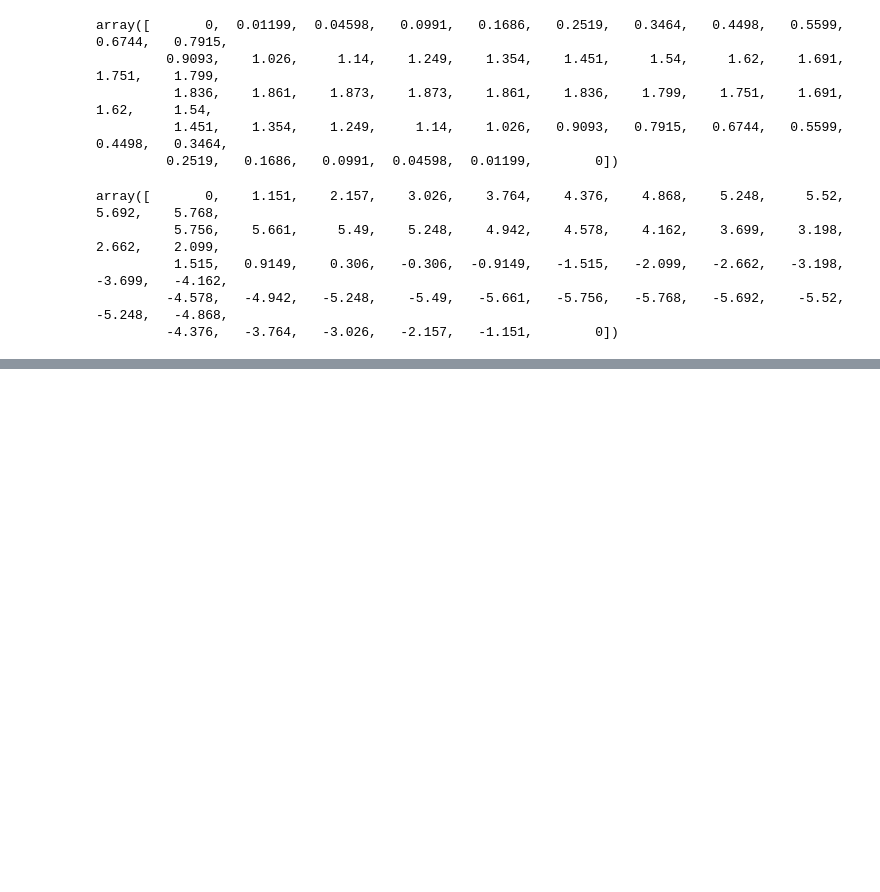
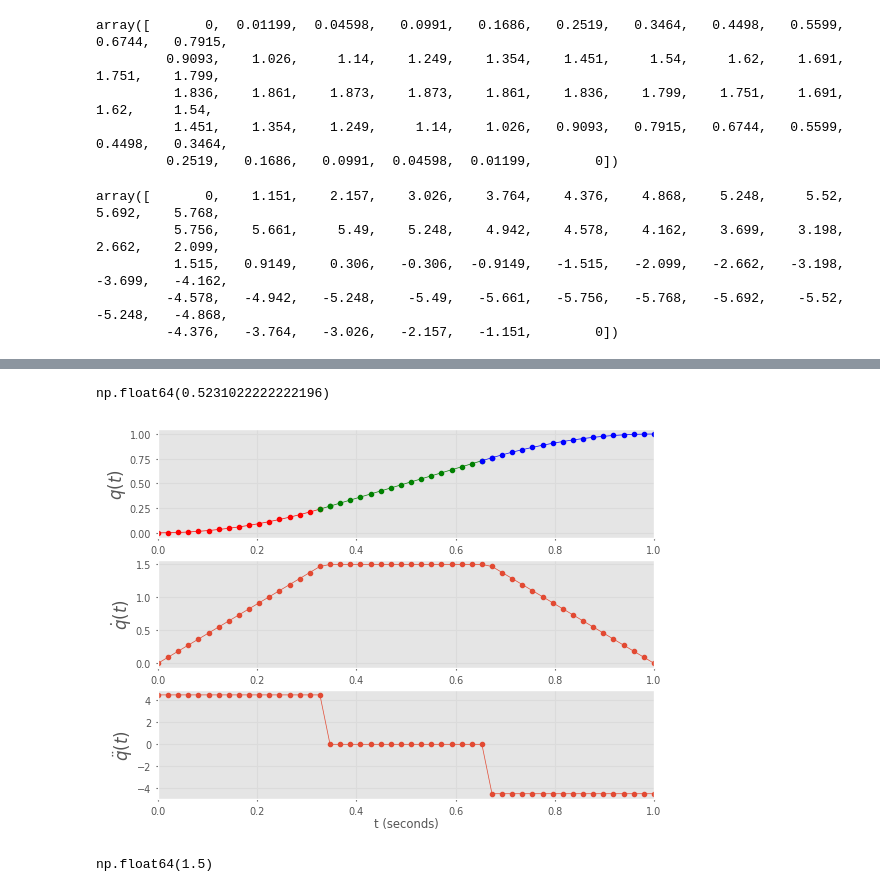
Before and after one commit to Sann-Htet/Robotics-Vision-and-Control-Fundamental-Algorithms-in-Python, a Jupyter notebook: Chapter03/Creating_Time-Varying_Pose.ipynb, the cells around one changed output, grey strips where cells are left out. Cells and saved outputs as stored; diff of their text form; code cells hidden in the pictures; blank space fills up the shorter version.

```diff
--- a/Chapter03/Creating_Time-Varying_Pose.ipynb
+++ b/Chapter03/Creating_Time-Varying_Pose.ipynb
@@ -58,0 +63,14 @@ traj = quintic(0, 1, np.linspace(0, 1, 50), qd0=10, qdf=0)
+# %%
+qd = traj.qd
+qd.mean() / qd.max()
+# %% [output]
+np.float64(0.5231022222222196)
+# %%
+traj = trapezoidal(0, 1, np.linspace(0, 1, 50))
+traj.plot()
+# %% [output]
+[figure, added]
+# %%
+traj.qd.max()
+# %% [output]
+np.float64(1.5)
```
Also changed, not shown: parts of 12 cells of this notebook.
